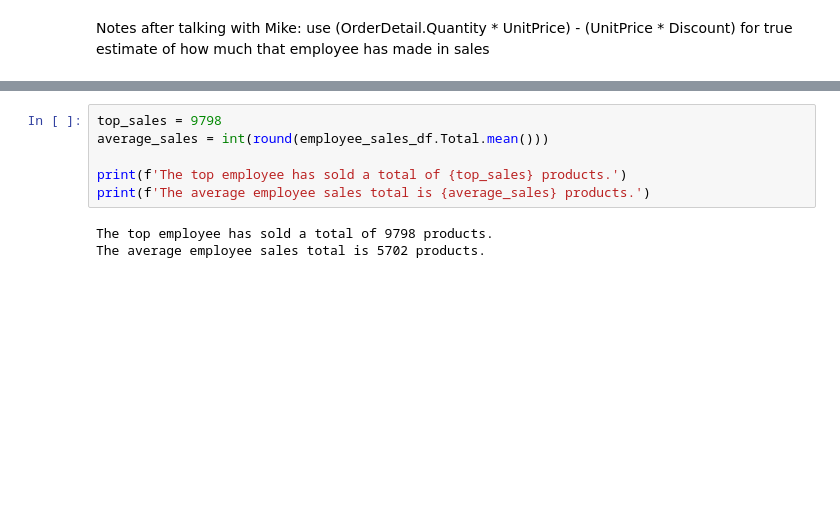
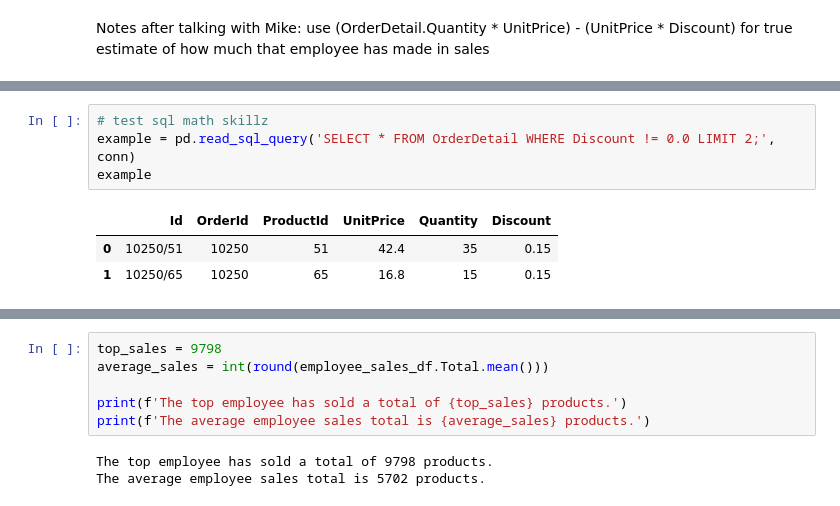
Before and after one commit to MagicMilly/dsc-2-final-project-online-ds-ft-100118, a Jupyter notebook: student.ipynb, the cells around one changed output, grey strips where cells are left out. Cells and saved outputs as stored; diff of their text form; blank space fills up the shorter version.

Commit message:
sql math skillz on point

```diff
--- a/student.ipynb
+++ b/student.ipynb
@@ -561,0 +562,8 @@ employee_sales_df
+# %%
+# test sql math skillz
+example = pd.read_sql_query('SELECT * FROM OrderDetail WHERE Discount != 0.0 LIMIT 2;', conn)
+example
+# %% [output]
+|  | Id | OrderId | ProductId | UnitPrice | Quantity | Discount |
+| 0 | 10250/51 | 10250 | 51 | 42.4 | 35 | 0.15 |
+| 1 | 10250/65 | 10250 | 65 | 16.8 | 15 | 0.15 |
```
Also changed, not shown: parts of 7 cells of this notebook.
